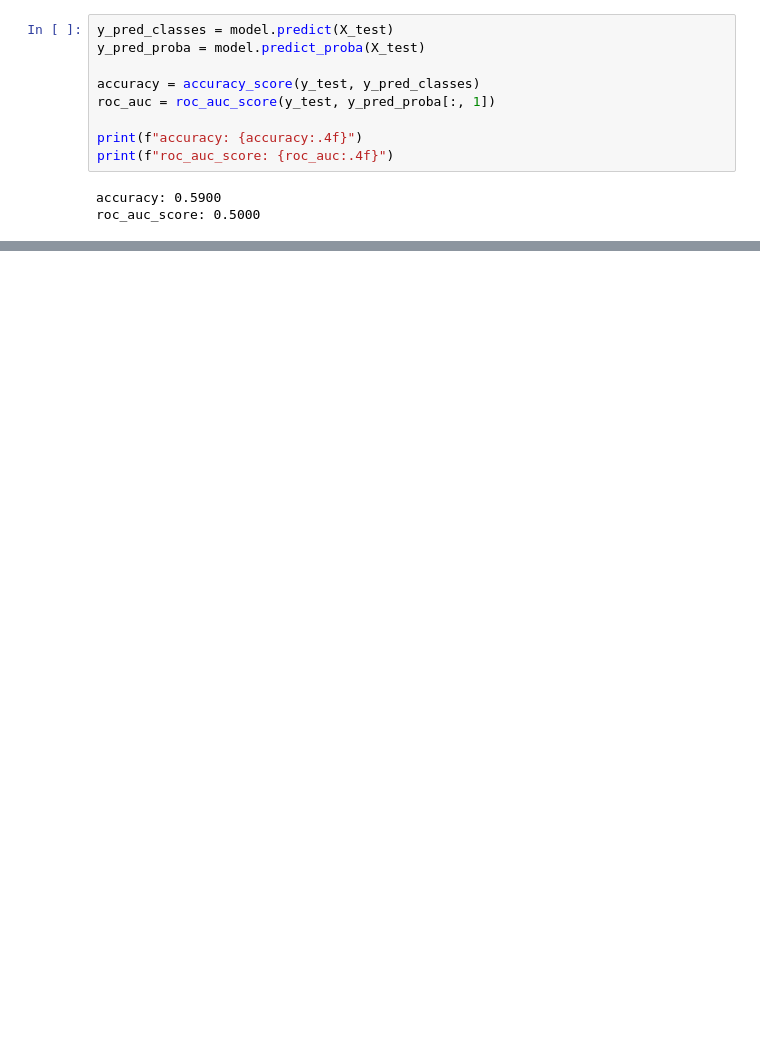
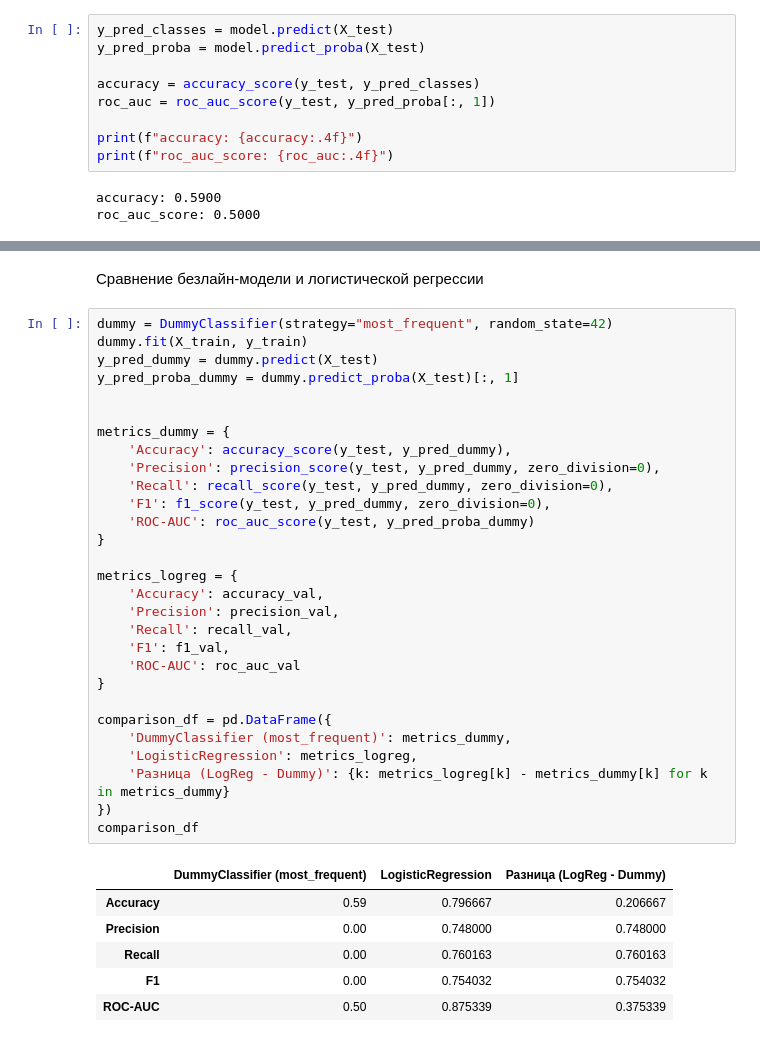
Before and after one commit to Androgorodok/aiecity, a Jupyter notebook: homeworks/HW05/HW05.ipynb, the cells around one changed output, grey strips where cells are left out. Saved outputs shown, nothing was run; the diff lists cells and outputs as text; blank space fills up the shorter version.

```diff
--- a/homeworks/HW05/HW05.ipynb
+++ b/homeworks/HW05/HW05.ipynb
@@ -170,0 +226,38 @@ ValueError: y should be a 1d array, got an array of shape (600, 2) instead.
+# %% [markdown]
+Сравнение безлайн-модели и логистической регрессии
+# %%
+dummy = DummyClassifier(strategy="most_frequent", random_state=42)
+dummy.fit(X_train, y_train)
+y_pred_dummy = dummy.predict(X_test)
+y_pred_proba_dummy = dummy.predict_proba(X_test)[:, 1]
+
+
+metrics_dummy = {
+    'Accuracy': accuracy_score(y_test, y_pred_dummy),
+    'Precision': precision_score(y_test, y_pred_dummy, zero_division=0),
+    'Recall': recall_score(y_test, y_pred_dummy, zero_division=0),
+    'F1': f1_score(y_test, y_pred_dummy, zero_division=0),
+    'ROC-AUC': roc_auc_score(y_test, y_pred_proba_dummy)
+}
+
+metrics_logreg = {
+    'Accuracy': accuracy_val,
+    'Precision': precision_val,
+    'Recall': recall_val,
+    'F1': f1_val,
+    'ROC-AUC': roc_auc_val
+}
+
+comparison_df = pd.DataFrame({
+    'DummyClassifier (most_frequent)': metrics_dummy,
+    'LogisticRegression': metrics_logreg,
+    'Разница (LogReg - Dummy)': {k: metrics_logreg[k] - metrics_dummy[k] for k in metrics_dummy}
+})
+comparison_df
+# %% [output]
+|  | DummyClassifier (most_frequent) | LogisticRegression | Разница (LogReg - Dummy) |
+| Accuracy | 0.59 | 0.796667 | 0.206667 |
+| Precision | 0.00 | 0.748000 | 0.748000 |
+| Recall | 0.00 | 0.760163 | 0.760163 |
+| F1 | 0.00 | 0.754032 | 0.754032 |
+| ROC-AUC | 0.50 | 0.875339 | 0.375339 |
```
Also changed, not shown: parts of 19 cells of this notebook, 1 other file.
